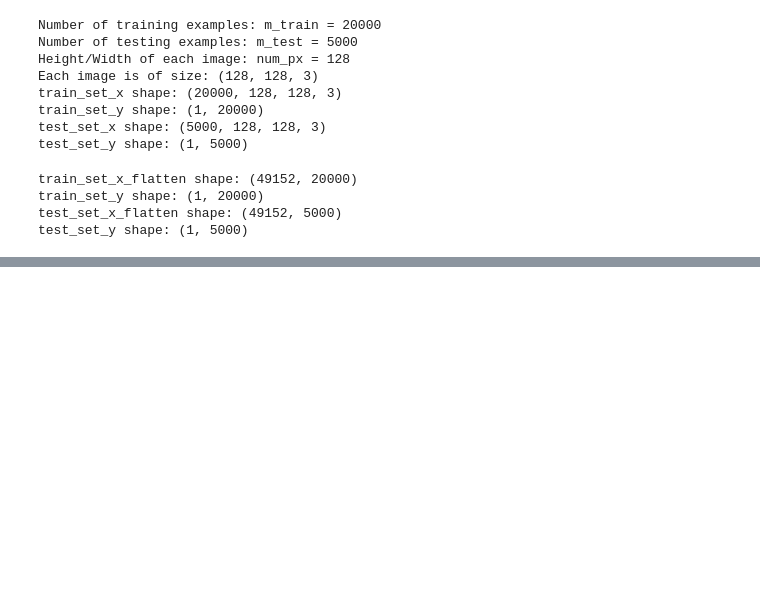
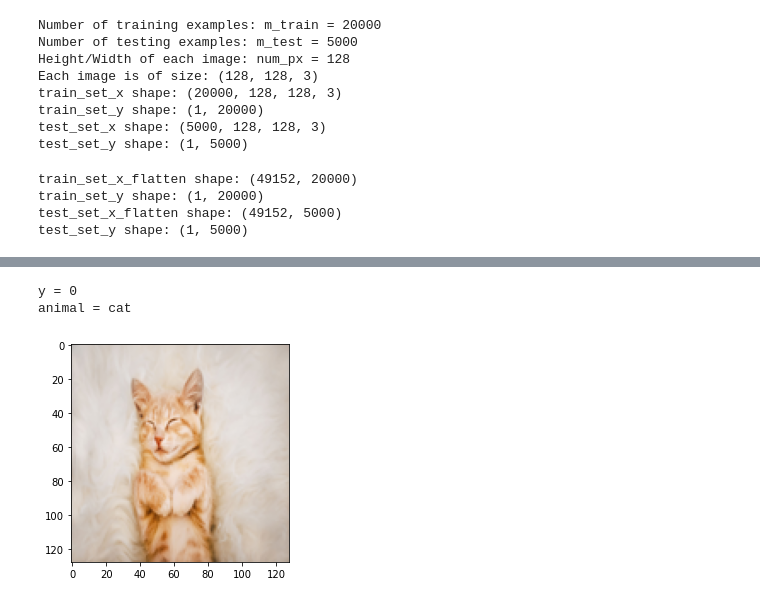
Before and after one commit to alif-munim/deep-learning, a Jupyter notebook: image-classification/logistic_regression_nn.ipynb, the cells around one changed output, grey strips where cells are left out. Drawn from its saved outputs; the diff is of its cells as text; code cells hidden in the pictures; blank space fills up the shorter version.

```diff
--- a/image-classification/logistic_regression_nn.ipynb
+++ b/image-classification/logistic_regression_nn.ipynb
@@ -227,15 +204,13 @@ plt.show()
 # %%
-# change this to the name of your image file
-my_image = "dog1.jpg"
+def classify_image(my_image):
+    fname = "images/" + my_image
+    image = np.array(Image.open(fname).resize((num_px, num_px)))
+    plt.imshow(image)
+    image = image / 255.
+    image = image.reshape((1, num_px * num_px * 3)).T
+    my_predicted_image = predict(logistic_regression_model["w"], logistic_regression_model["b"], image)
+    pred_yhat = int(np.squeeze(my_predicted_image))
+    animal = "cat" if pred_yhat == 0 else "dog"
 
-# We preprocess the image to fit your algorithm.
-fname = "images/" + my_image
-image = np.array(Image.open(fname).resize((num_px, num_px)))
-plt.imshow(image)
-image = image / 255.
-image = image.reshape((1, num_px * num_px * 3)).T
-my_predicted_image = predict(logistic_regression_model["w"], logistic_regression_model["b"], image)
-pred_yhat = int(np.squeeze(my_predicted_image))
-animal = "cat" if pred_yhat == 0 else "dog"
-
-print("animal = " + animal)
+    print("y = " + str(pred_yhat))
+    print("animal = " + animal)
@@ -244,0 +223,6 @@ animal = dog
+# %%
+classify_image("cat3.jpg")
+# %% [output]
+y = 0
+animal = cat
+[figure, added]
```
Also changed, not shown: parts of 12 cells of this notebook, 8 other files.
